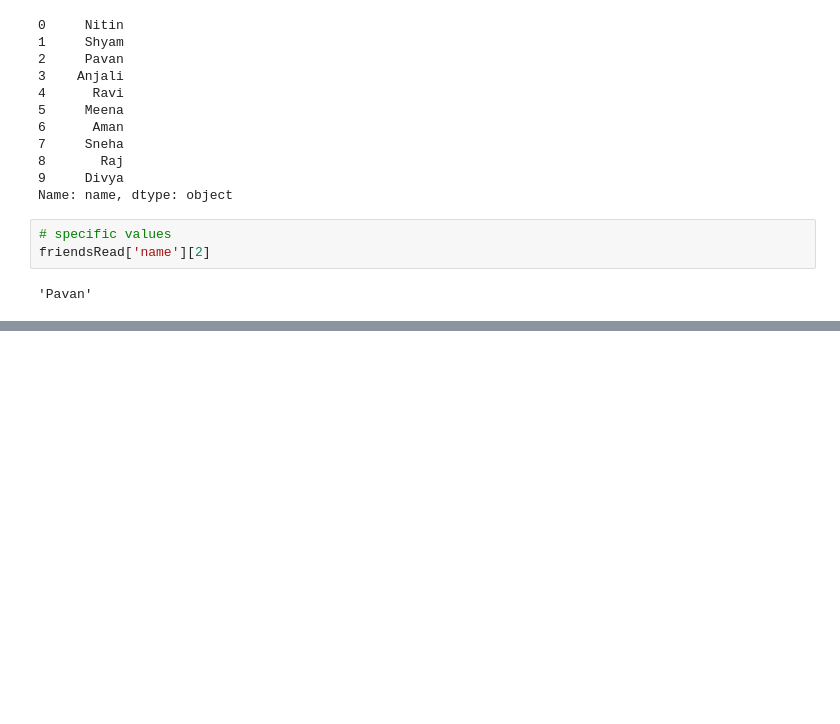
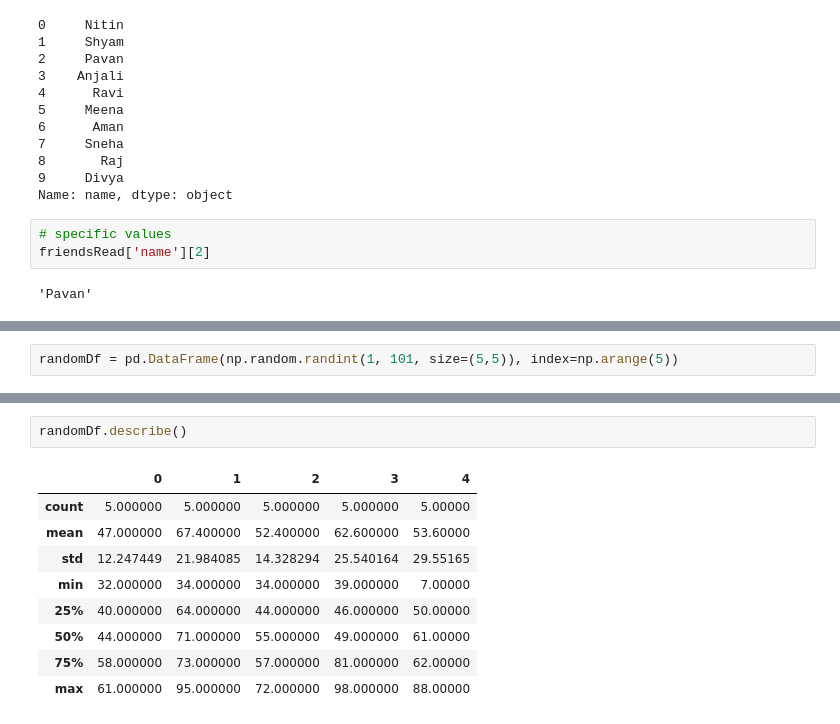
Before and after one commit to omrajsharma/lb-py-may-2025, a Jupyter notebook: pandas.ipynb, the cells around one changed output, grey strips where cells are left out. Saved outputs shown, nothing was run; the diff lists cells and outputs as text; blank space fills up the shorter version.

```diff
--- a/pandas.ipynb
+++ b/pandas.ipynb
@@ -127,0 +200,2 @@ friendsRead['name'][2] = 'Pavan '
+# %%
+randomDf = pd.DataFrame(np.random.randint(1, 101, size=(5,5)), index=np.arange(5))
@@ -127,0 +211,12 @@ friendsRead['name'][2] = 'Pavan '
+# %%
+randomDf.describe()
+# %% [output]
+|  | 0 | 1 | 2 | 3 | 4 |
+| count | 5.000000 | 5.000000 | 5.000000 | 5.000000 | 5.00000 |
+| mean | 47.000000 | 67.400000 | 52.400000 | 62.600000 | 53.60000 |
+| std | 12.247449 | 21.984085 | 14.328294 | 25.540164 | 29.55165 |
+| min | 32.000000 | 34.000000 | 34.000000 | 39.000000 | 7.00000 |
+| 25% | 40.000000 | 64.000000 | 44.000000 | 46.000000 | 50.00000 |
+| 50% | 44.000000 | 71.000000 | 55.000000 | 49.000000 | 61.00000 |
+| 75% | 58.000000 | 73.000000 | 57.000000 | 81.000000 | 62.00000 |
+| max | 61.000000 | 95.000000 | 72.000000 | 98.000000 | 88.00000 |
```
Also changed, not shown: parts of 33 cells of this notebook, 1 other file.
